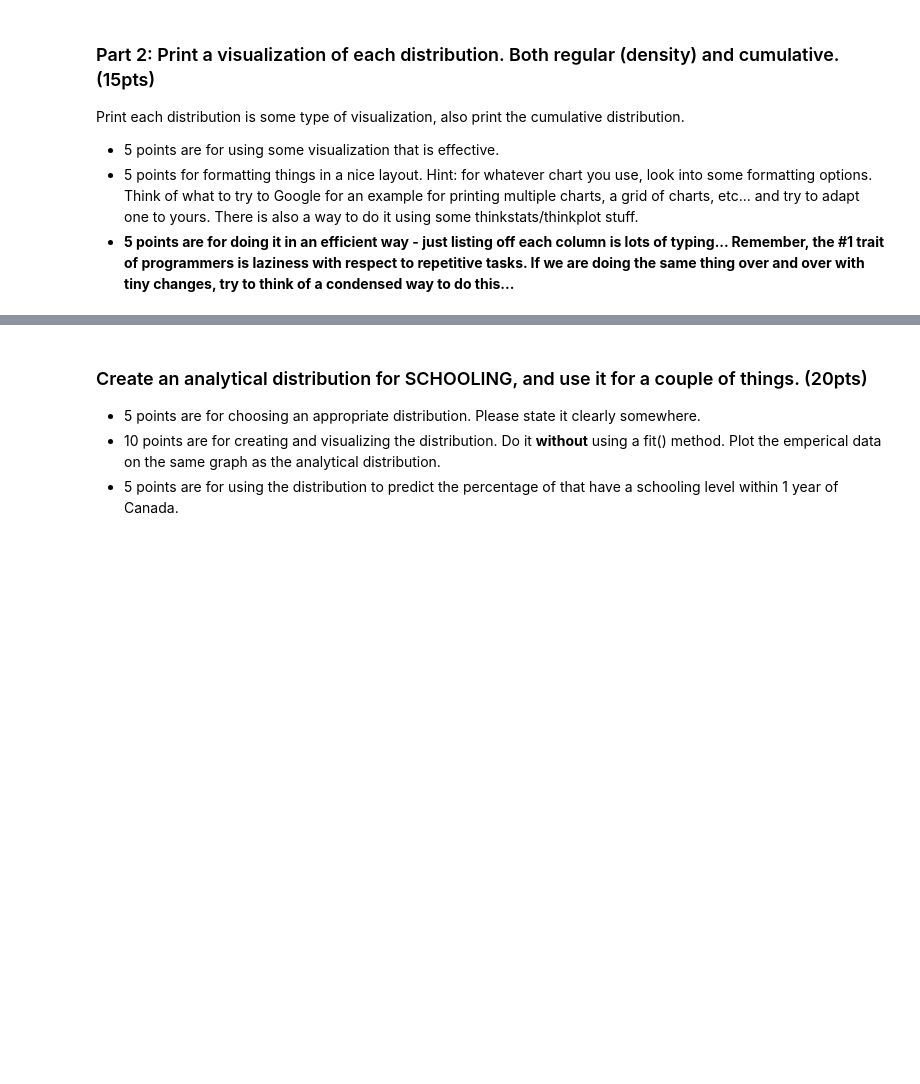
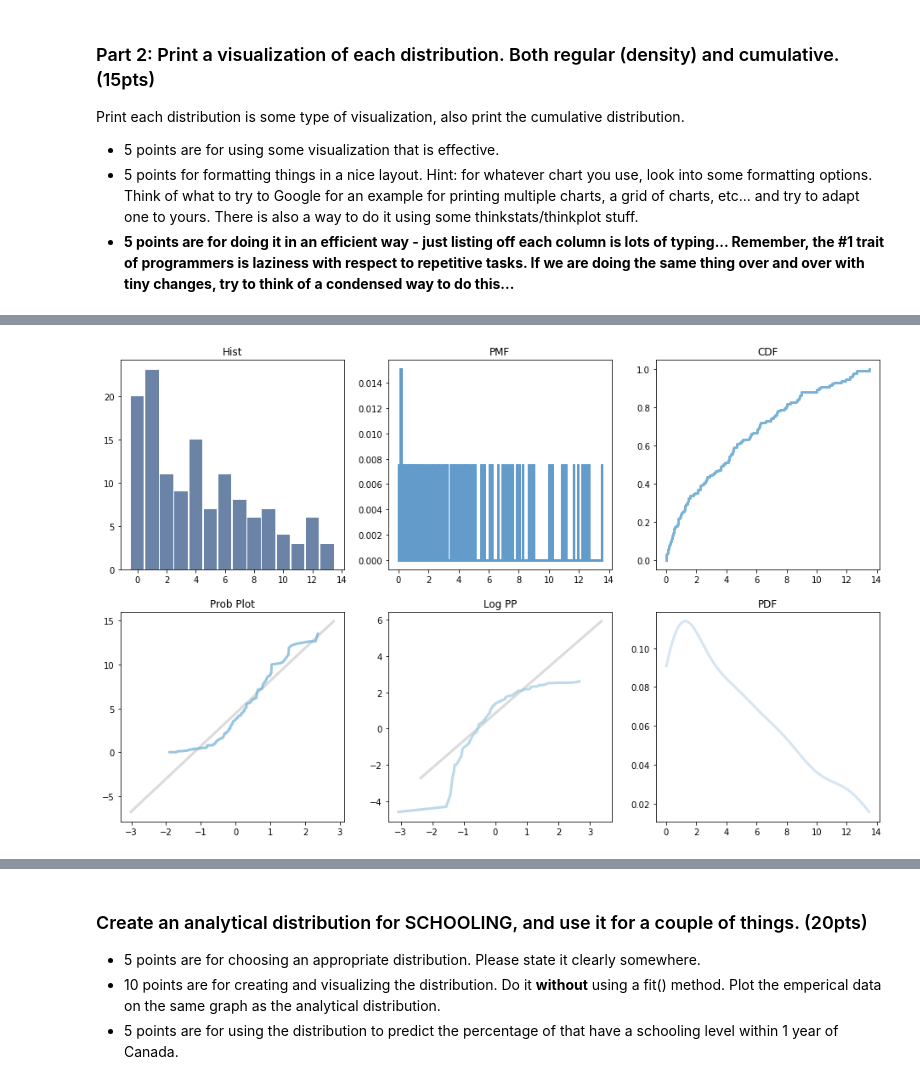
Before and after one commit to zareeiant/BSIP_Assignment_2_Students, a Jupyter notebook: stats_asn_2_start.ipynb, the cells around one changed output, grey strips where cells are left out. Drawn from its saved outputs; the diff is of its cells as text; code cells hidden in the pictures; blank space fills up the shorter version.

```diff
--- a/stats_asn_2_start.ipynb
+++ b/stats_asn_2_start.ipynb
@@ -53,0 +126,4 @@ Print each distribution is some type of visualization, also print the cumulative
+# %%
+bigGraph1(df,'Alcohol')
+# %% [output]
+[figure, added]
```
Also changed, not shown: parts of 27 cells of this notebook.
